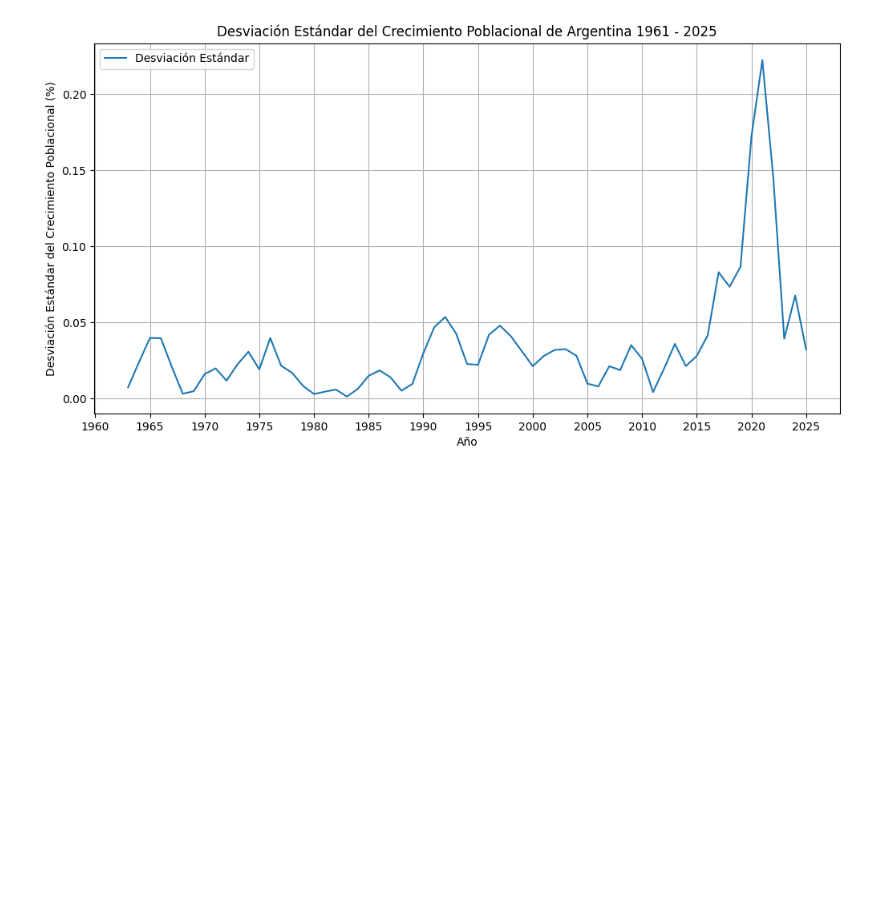
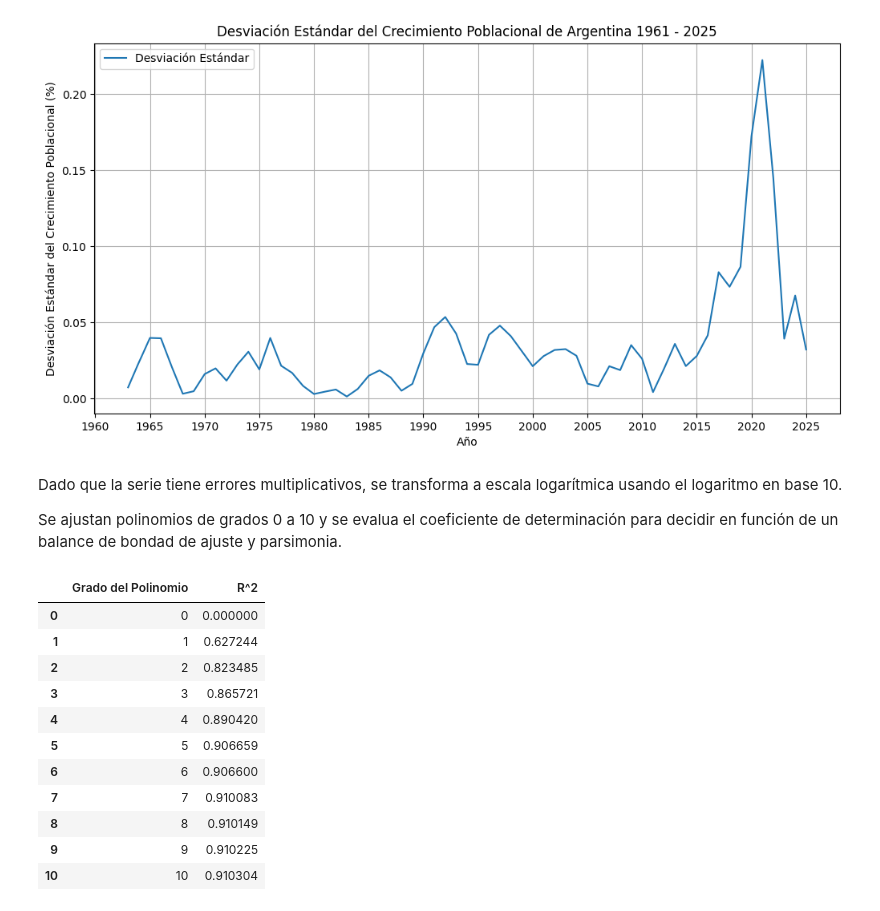
Before and after one commit to nadiasantillan/ucle-data, a Jupyter notebook: poblacion/analisis.ipynb, the cells around one changed output. Saved outputs shown, nothing was run; the diff lists cells and outputs as text; code cells hidden in the pictures; blank space fills up the shorter version.

```diff
--- a/poblacion/analisis.ipynb
+++ b/poblacion/analisis.ipynb
@@ -71,9 +71,41 @@ plt.xticks([i for i in range(min(series["año"])-1, max(series["año"]) + 1, 5)]
 plt.grid()
 # %% [output]
 [figure]
+# %% [markdown]
+Dado que la serie tiene errores multiplicativos, se transforma a escala logarítmica usando el logaritmo en base 10.
+
+Se ajustan polinomios de grados 0 a 10 y se evalua el coeficiente de determinación para decidir en función de un balance de
+bondad de ajuste y parsimonia.
 # %%
 series["crecimiento_anual_log"] = np.log10(series["crecimiento_anual"])
-series["detrend_linear_log"] = scipy.signal.detrend(series["crecimiento_anual_log"], type="linear")
-series["trend_linear_log"] = series["crecimiento_anual_log"] - series["detrend_linear_log"]
-series["detrend_constant_log"] = scipy.signal.detrend(series["crecimiento_anual_log"], type="constant")
-series["trend_constant_log"] = series["crecimiento_anual_log"] - series["detrend_constant_log"]
+
+ajustes = []
+# plt.plot(series["año"], series["crecimiento_anual_log"], label="Crecimiento poblacional (log10)")
+for degree in range(0, 11):
+    coefficients = np.polyfit(series["año"], series["crecimiento_anual_log"], deg=degree)
+    series[f"trend_poly_{degree}_log"] = np.polyval(coefficients, series["año"])
+    # plt.plot(series["año"], trend, label=f"Tendencia Polinómica Grado {degree}")
+
+    residuals = series["crecimiento_anual_log"] - series[f"trend_poly_{degree}_log"]
+    rss = np.sum(residuals**2)
+    tss = np.sum((series["crecimiento_anual_log"] - np.mean(series["crecimiento_anual_log"])) ** 2)
+    r2 = 1 - (rss / tss)
+    # print(f"R^2({degree}): {r2}")
+    ajustes.append((degree, r2))
+# plt.legend()
+
+df_ajustes = pd.DataFrame(ajustes, columns=["Grado del Polinomio", "R^2"])
+df_ajustes
+# %% [output]
+|  | Grado del Polinomio | R^2 |
+| 0 | 0 | 0.000000 |
+| 1 | 1 | 0.627244 |
+| 2 | 2 | 0.823485 |
+| 3 | 3 | 0.865721 |
+| 4 | 4 | 0.890420 |
+| 5 | 5 | 0.906659 |
+| 6 | 6 | 0.906600 |
+| 7 | 7 | 0.910083 |
+| 8 | 8 | 0.910149 |
+| 9 | 9 | 0.910225 |
+| 10 | 10 | 0.910304 |
```
Also changed, not shown: parts of 7 cells of this notebook.
